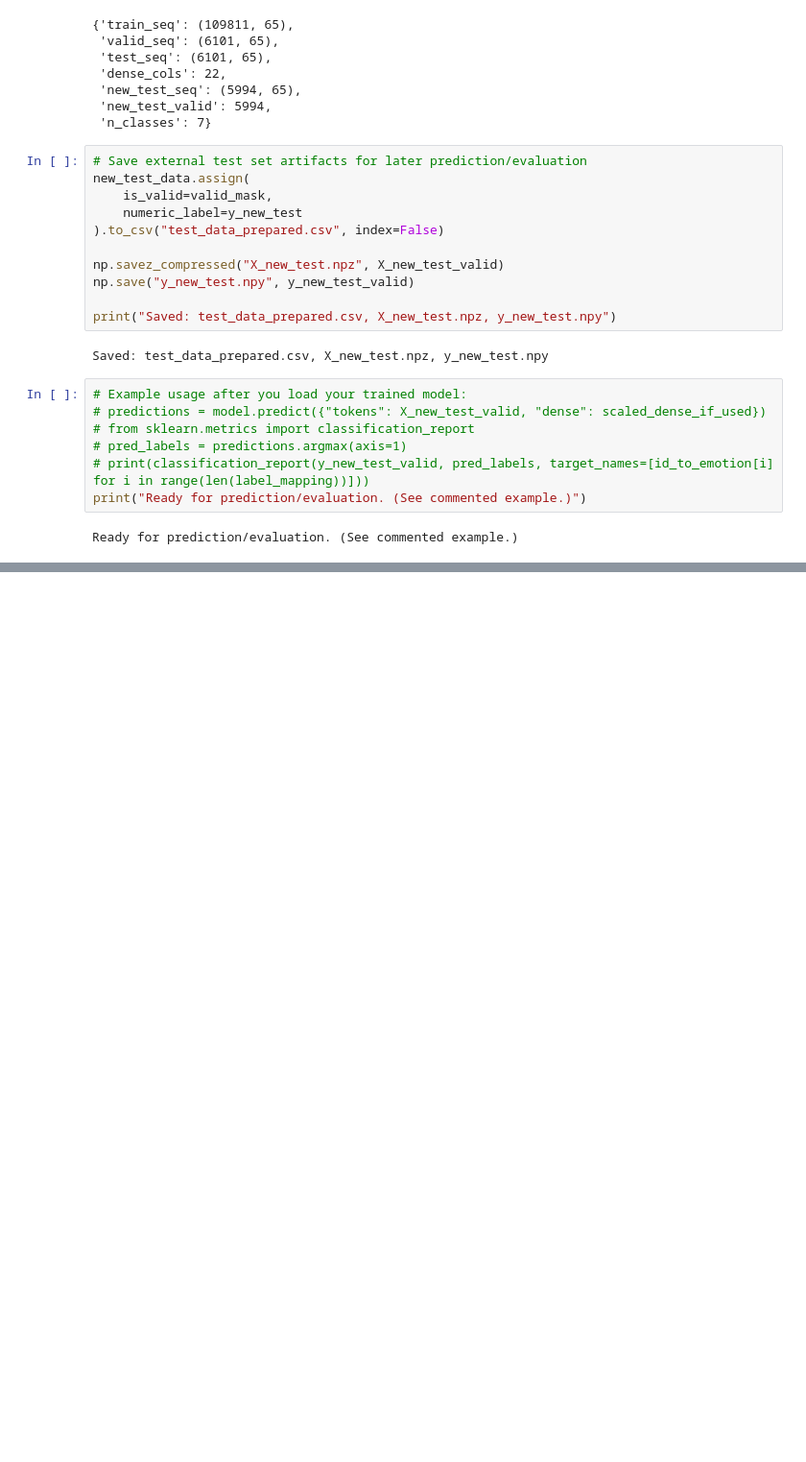
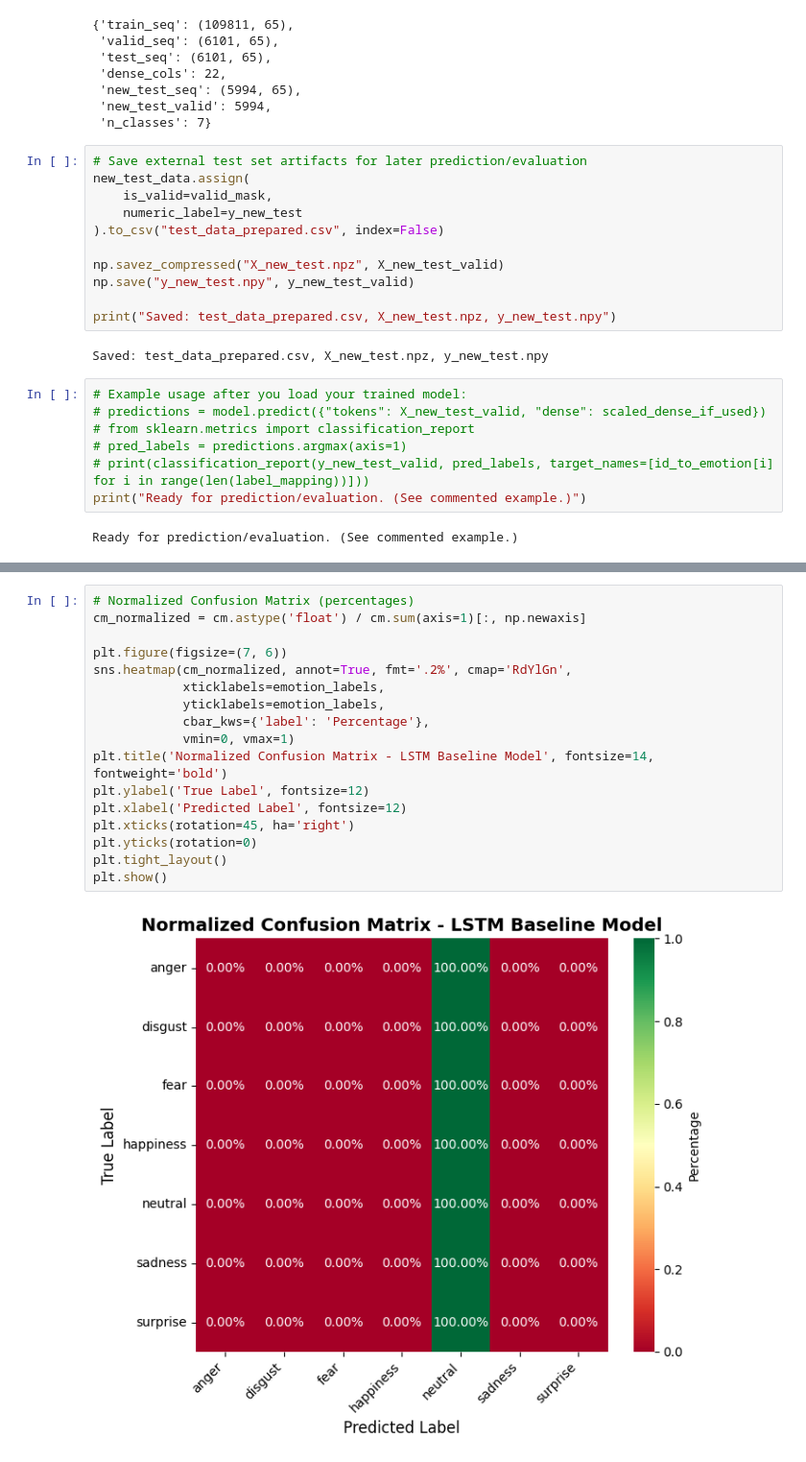
Before and after one commit to nezzzzo/Y2BA, a Jupyter notebook: Task6/final/LSTM.ipynb, the cells around one changed output, grey strips where cells are left out. Shown at 96% size. Drawn from its saved outputs; the diff is of its cells as text; blank space fills up the shorter version.

```diff
--- a/Task6/final/LSTM.ipynb
+++ b/Task6/final/LSTM.ipynb
@@ -405,0 +532,19 @@ print(classification_report(y_new, pred_new, digits=3, zero_division=0))
+# %%
+# Normalized Confusion Matrix (percentages)
+cm_normalized = cm.astype('float') / cm.sum(axis=1)[:, np.newaxis]
+
+plt.figure(figsize=(7, 6))
+sns.heatmap(cm_normalized, annot=True, fmt='.2%', cmap='RdYlGn',
+            xticklabels=emotion_labels,
+            yticklabels=emotion_labels,
+            cbar_kws={'label': 'Percentage'},
+            vmin=0, vmax=1)
+plt.title('Normalized Confusion Matrix - LSTM Baseline Model', fontsize=14, fontweight='bold')
+plt.ylabel('True Label', fontsize=12)
+plt.xlabel('Predicted Label', fontsize=12)
+plt.xticks(rotation=45, ha='right')
+plt.yticks(rotation=0)
+plt.tight_layout()
+plt.show()
+# %% [output]
+[figure, added]
```
Also changed, not shown: parts of 79 cells of this notebook, 1 other file.
